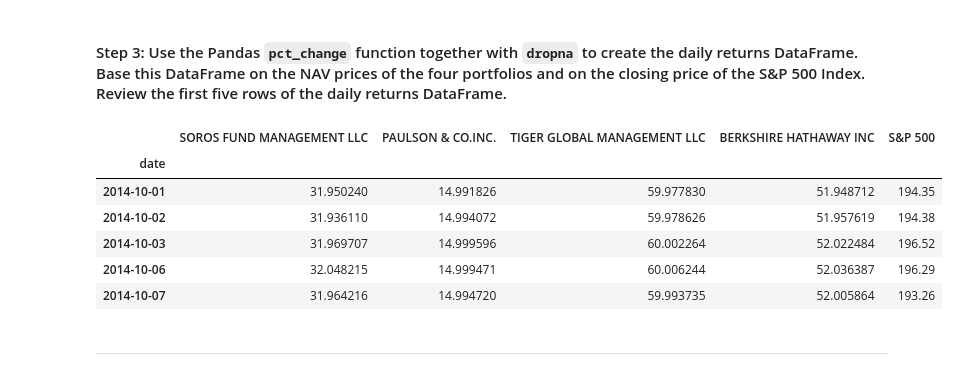
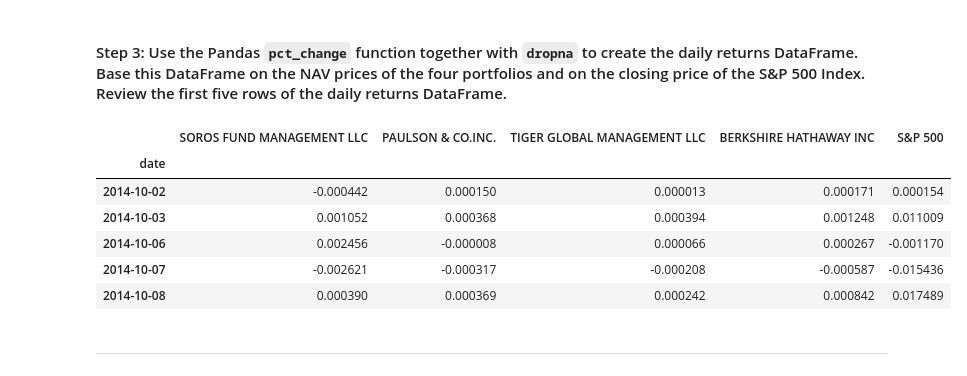
Before and after one commit to Lightboy6/mod4_final, a Jupyter notebook: risk_return_analysis.ipynb, the cells around one changed output. Saved outputs shown, nothing was run; the diff lists cells and outputs as text; code cells hidden in the pictures.

```diff
--- a/risk_return_analysis.ipynb
+++ b/risk_return_analysis.ipynb
@@ -133,19 +133,20 @@ whale_df.head()
 # %%
 # Prepare for the analysis by converting the dataframe of NAVs and prices to daily returns
 # Drop any rows with all missing values
 # Review the first five rows of the daily returns DataFrame.
 # YOUR CODE HERE
-whale_df.pct_change().dropna()
 
-whale_df.head()
+whale_df_pct = whale_df.pct_change().dropna()
+
+whale_df_pct.head()
 # %% [output]
 |  | SOROS FUND MANAGEMENT LLC | PAULSON & CO.INC. | TIGER GLOBAL MANAGEMENT LLC | BERKSHIRE HATHAWAY INC | S&P 500 |
 | date |  |  |  |  |  |
-| 2014-10-01 | 31.950240 | 14.991826 | 59.977830 | 51.948712 | 194.35 |
-| 2014-10-02 | 31.936110 | 14.994072 | 59.978626 | 51.957619 | 194.38 |
-| 2014-10-03 | 31.969707 | 14.999596 | 60.002264 | 52.022484 | 196.52 |
-| 2014-10-06 | 32.048215 | 14.999471 | 60.006244 | 52.036387 | 196.29 |
-| 2014-10-07 | 31.964216 | 14.994720 | 59.993735 | 52.005864 | 193.26 |
+| 2014-10-02 | -0.000442 | 0.000150 | 0.000013 | 0.000171 | 0.000154 |
+| 2014-10-03 | 0.001052 | 0.000368 | 0.000394 | 0.001248 | 0.011009 |
+| 2014-10-06 | 0.002456 | -0.000008 | 0.000066 | 0.000267 | -0.001170 |
+| 2014-10-07 | -0.002621 | -0.000317 | -0.000208 | -0.000587 | -0.015436 |
+| 2014-10-08 | 0.000390 | 0.000369 | 0.000242 | 0.000842 | 0.017489 |
 # %% [markdown]
 ---
 # %% [markdown]
```
Also changed, not shown: parts of 10 cells of this notebook.
